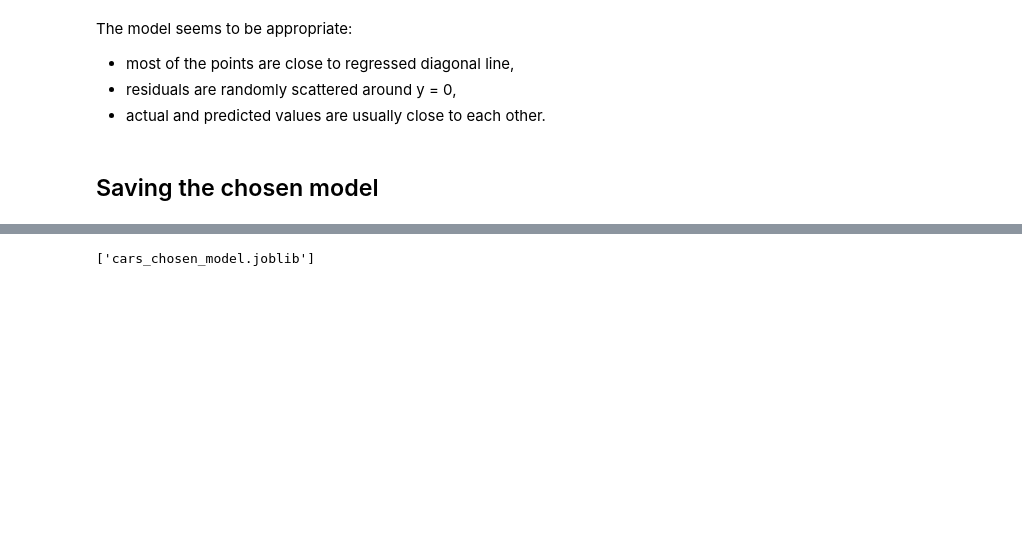
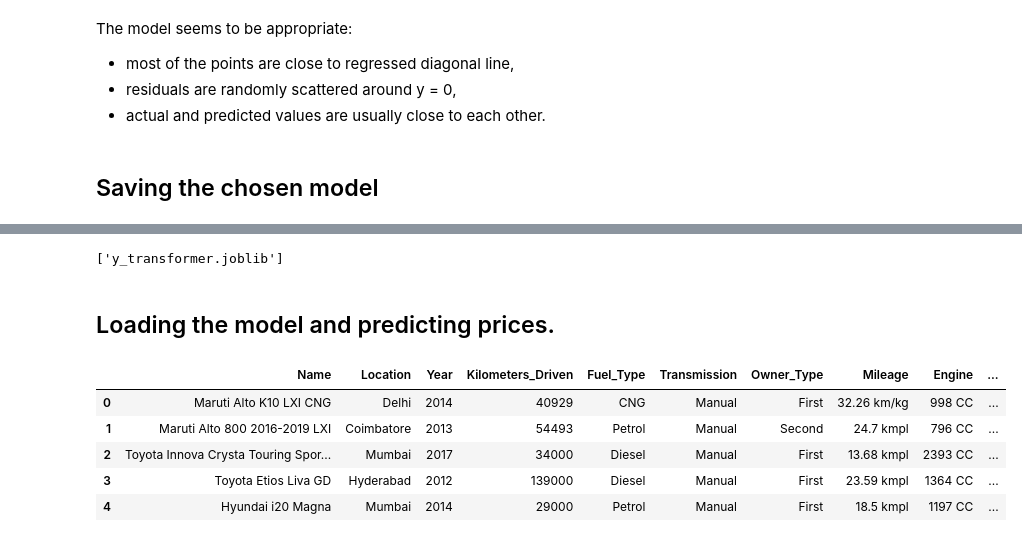
Before and after one commit to KPiskala/data_science_car_project, a Jupyter notebook: models.ipynb, the cells around one changed output, grey strips where cells are left out. Drawn from its saved outputs; the diff is of its cells as text; code cells hidden in the pictures; blank space fills up the shorter version.

Commit message:
Added requirements and example on model usage

```diff
--- a/models.ipynb
+++ b/models.ipynb
@@ -542,6 +548,22 @@ Pipeline(memory='C:\\Users\\katar\\AppData\\Local\\Temp\\tmpuqo1g5mz',
                  GradientBoostingRegressor(loss='huber', n_estimators=500,
                                            random_state=42))])
 # %%
-dump(chosen_model, "cars_chosen_model.joblib")
+dump(chosen_model, 'cars_chosen_model.joblib')
+dump(y_transformer, 'y_transformer.joblib')
 # %% [output]
-['cars_chosen_model.joblib']
+['y_transformer.joblib']
+# %% [markdown]
+## Loading the model and predicting prices.
+# %%
+chosen_model = load('cars_chosen_model.joblib')
+y_transformer = load('y_transformer.joblib')
+df_test = pd.read_csv('test-data.csv', index_col=0)
+df_test_with_prices = get_predictions(chosen_model, y_transformer, df_test)
+df_test_with_prices.head()
+# %% [output]
+|  | Name | Location | Year | Kilometers_Driven | Fuel_Type | Transmission | Owner_Type | Mileage | Engine | ... |
+| 0 | Maruti Alto K10 LXI CNG | Delhi | 2014 | 40929 | CNG | Manual | First | 32.26 km/kg | 998 CC | ... |
+| 1 | Maruti Alto 800 2016-2019 LXI | Coimbatore | 2013 | 54493 | Petrol | Manual | Second | 24.7 kmpl | 796 CC | ... |
+| 2 | Toyota Innova Crysta Touring Spor... | Mumbai | 2017 | 34000 | Diesel | Manual | First | 13.68 kmpl | 2393 CC | ... |
+| 3 | Toyota Etios Liva GD | Hyderabad | 2012 | 139000 | Diesel | Manual | First | 23.59 kmpl | 1364 CC | ... |
+| 4 | Hyundai i20 Magna | Mumbai | 2014 | 29000 | Petrol | Manual | First | 18.5 kmpl | 1197 CC | ... |
```
Also changed, not shown: parts of 3 cells of this notebook, 5 other files.
